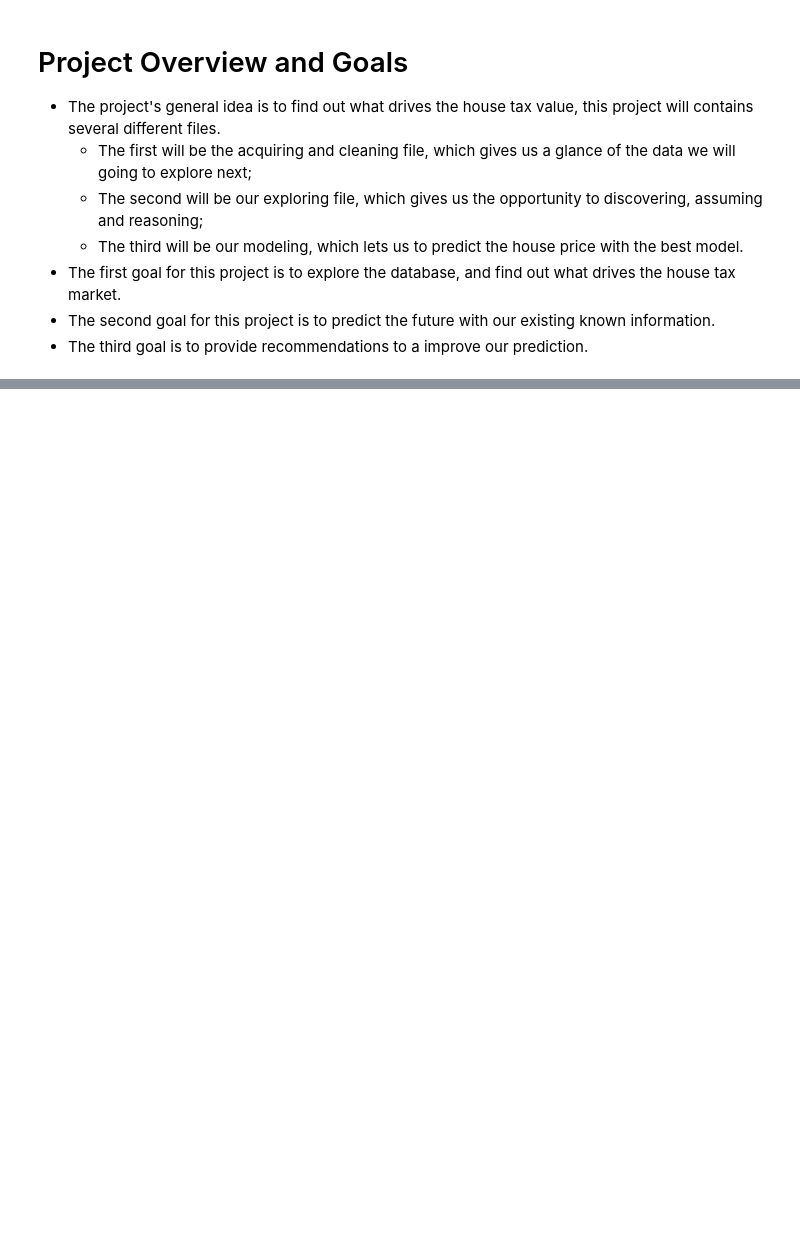
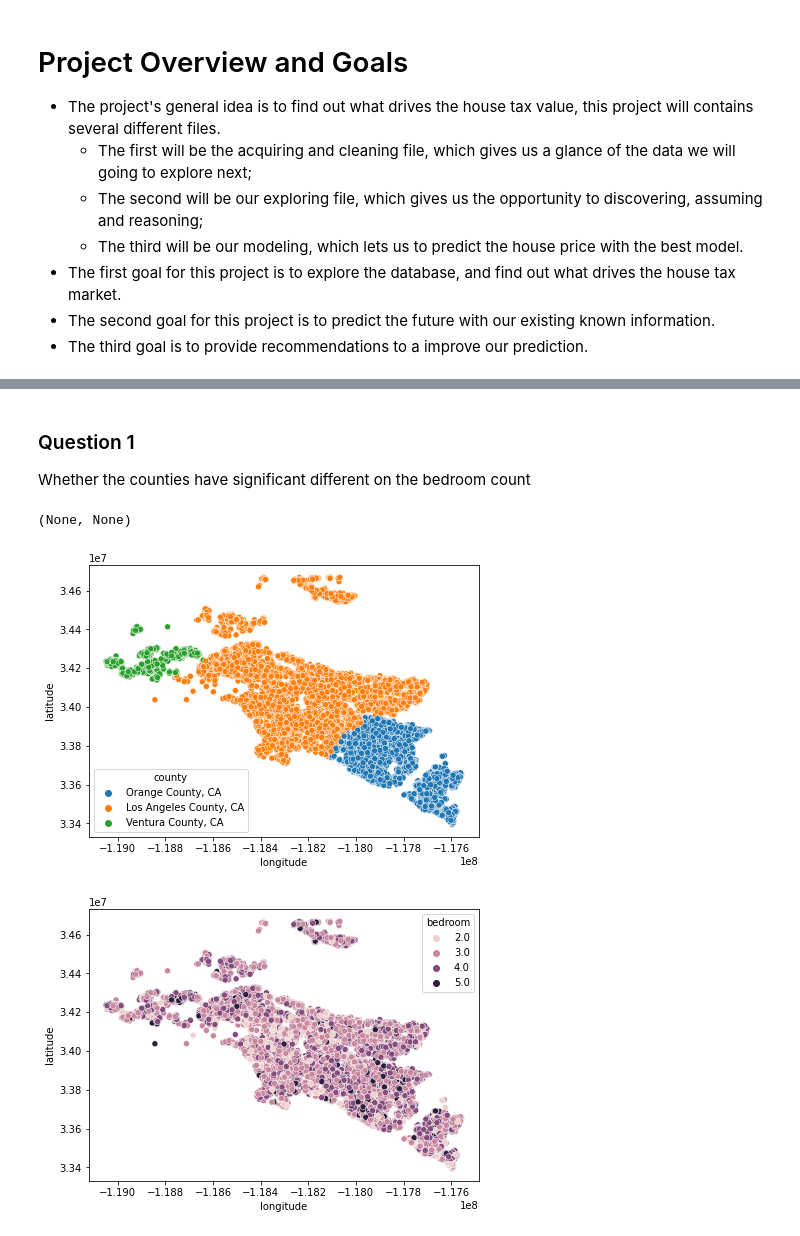
Before and after one commit to QinzhiChen/regression-project, a Jupyter notebook: Final_Report.ipynb, the cells around one changed output, grey strips where cells are left out. Saved outputs shown, nothing was run; the diff lists cells and outputs as text; code cells hidden in the pictures; blank space fills up the shorter version.

```diff
--- a/Final_Report.ipynb
+++ b/Final_Report.ipynb
@@ -72,0 +101,11 @@ zillow_train_scaled
+# %% [markdown]
+### Question 1
+Whether the counties have significant different on the bedroom count
+# %%
+# the explore.py has created a visulized information.
+# The functions are l_county and bedroom_w_county. This is what we are going to use for this explore
+explore.l_county(zillow_train),explore.bedroom_w_county(zillow_train)
+# %% [output]
+(None, None)
+[figure, added]
+[figure, added]
```
Also changed, not shown: parts of 49 cells of this notebook, 5 other files.
